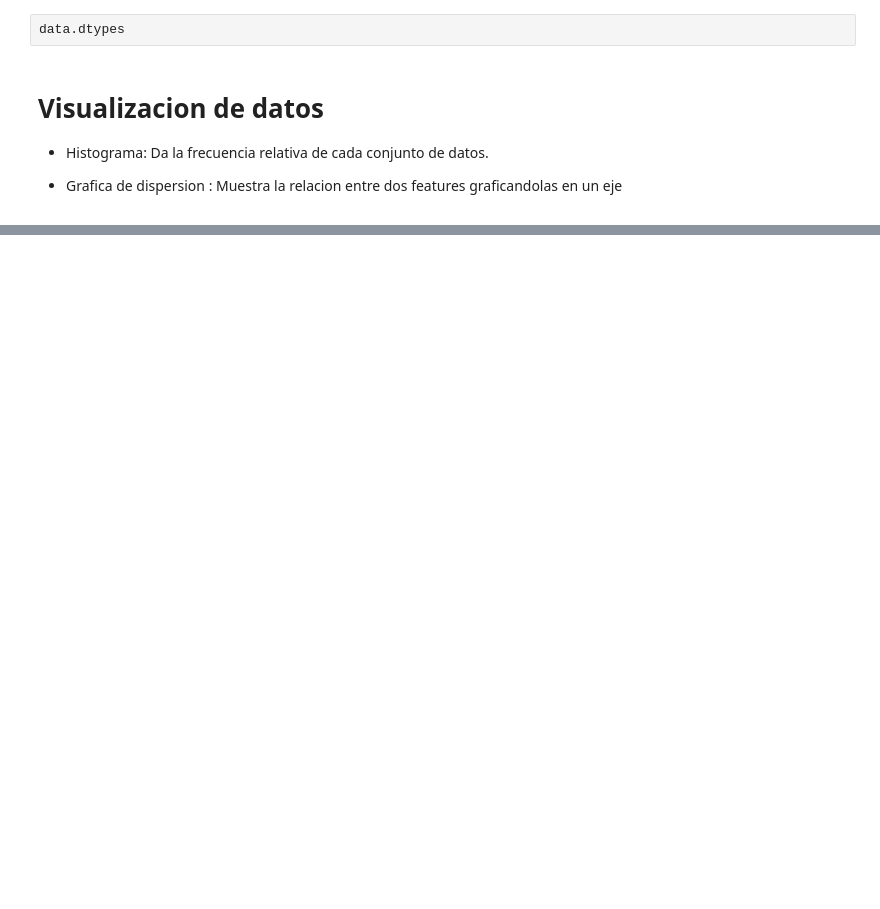
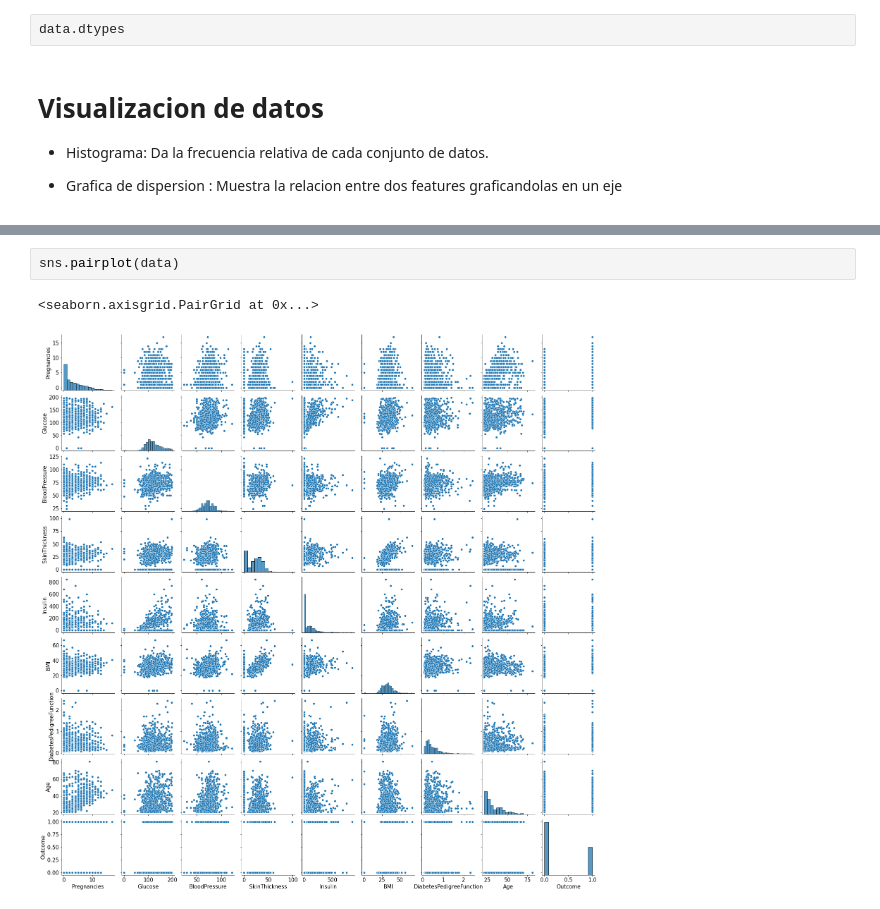
Before and after one commit to dalejandroramirez/introduction_machine_learning, a Jupyter notebook: introduccion.ipynb, the cells around one changed output, grey strips where cells are left out. Saved outputs shown, nothing was run; the diff lists cells and outputs as text; blank space fills up the shorter version.

```diff
--- a/introduccion.ipynb
+++ b/introduccion.ipynb
@@ -35,0 +115,5 @@ sns.jointplot(data = data["Age"]);
+# %%
+sns.pairplot(data)
+# %% [output]
+<seaborn.axisgrid.PairGrid at 0x...>
+[figure, added]
```
Also changed, not shown: parts of 14 cells of this notebook, 2 other files.
